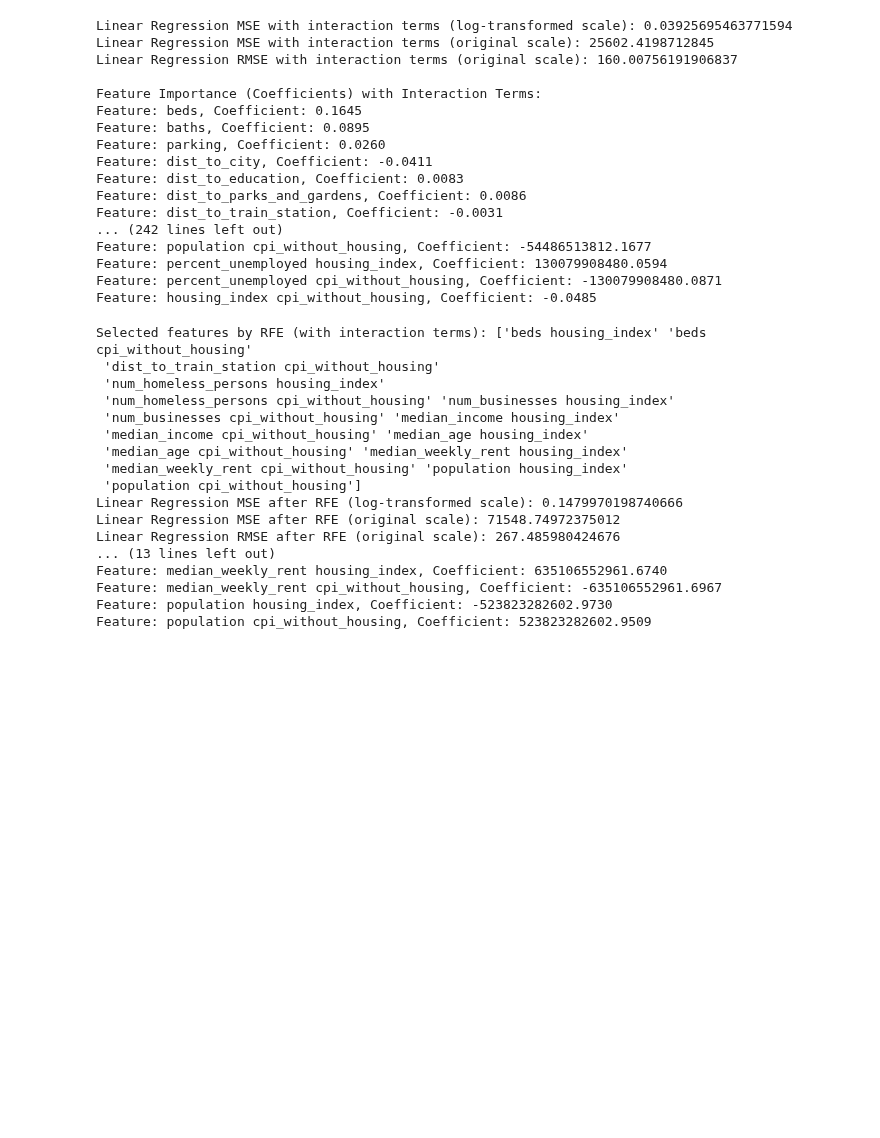
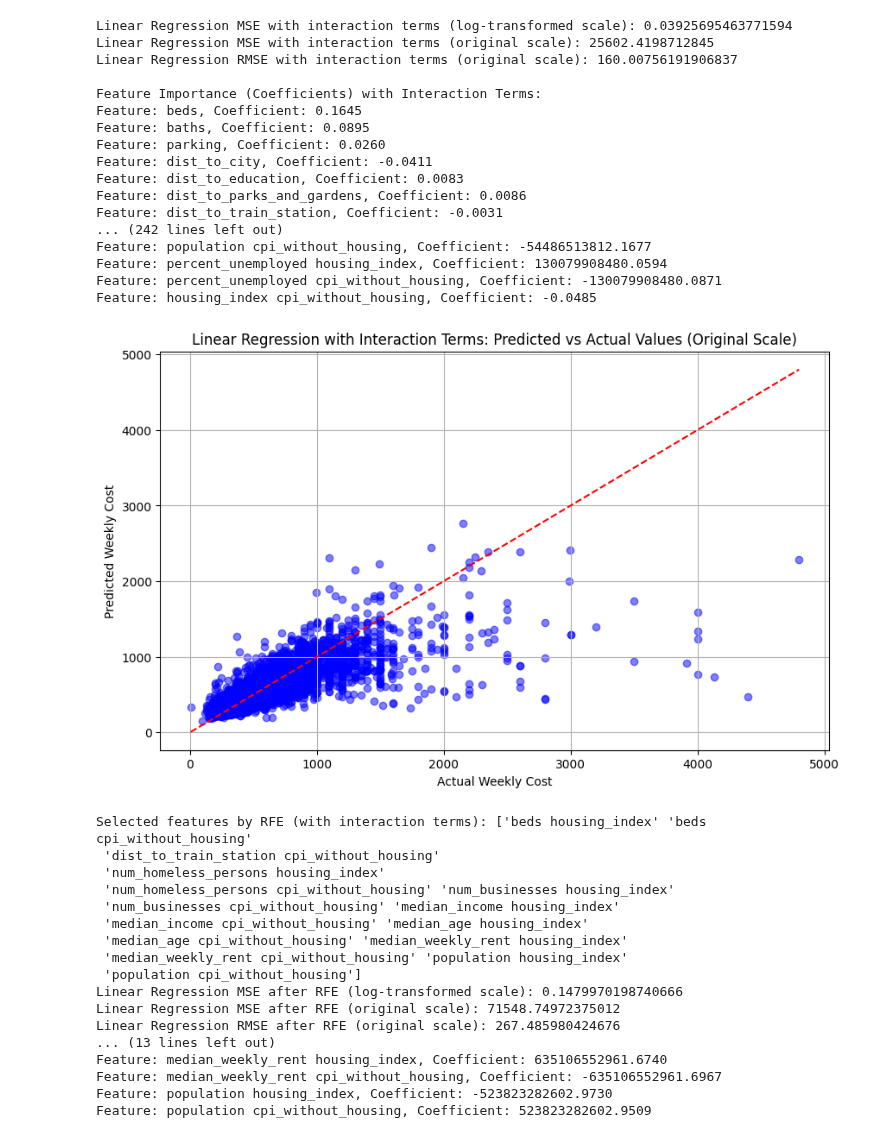
Before and after one commit to MAST30034-AppliedDataScience/project-2-group-real-estate-industry-project-31, a Jupyter notebook: notebooks/modelling_properties.ipynb, the cells around one changed output. Saved outputs shown, nothing was run; the diff lists cells and outputs as text; code cells hidden in the pictures; blank space fills up the shorter version.

```diff
--- a/notebooks/modelling_properties.ipynb
+++ b/notebooks/modelling_properties.ipynb
@@ -9,8 +9,8 @@ from sklearn.linear_model import LinearRegression
 from sklearn.metrics import mean_squared_error
 from sklearn.ensemble import RandomForestRegressor
 # %%
-greater_melbourne = pd.read_csv("../data/curated/greater_melbourne.csv")
-rest_of_vic = pd.read_csv("../data/curated/rest_of_vic.csv")
+greater_melbourne = pd.read_csv("../data/curated/final_datasets/greater_melbourne_train.csv")
+rest_of_vic = pd.read_csv("../data/curated/final_datasets/rest_of_vic_train.csv")
 # %%
 greater_melbourne.head()
 # %% [output]
@@ -281,6 +281,19 @@ Feature: population cpi_without_housing, Coefficient: -54486513812.1677
 Feature: percent_unemployed housing_index, Coefficient: 130079908480.0594
 Feature: percent_unemployed cpi_without_housing, Coefficient: -130079908480.0871
 Feature: housing_index cpi_without_housing, Coefficient: -0.0485
+# %%
+# PREDICTED VS ACTUAL
+
+plt.figure(figsize=(10, 6))
+plt.scatter(y_test_gm_orig, y_pred_poly_orig, alpha=0.5, color='blue')
+plt.plot([min(y_test_gm_orig), max(y_test_gm_orig)], [min(y_test_gm_orig), max(y_test_gm_orig)], color='red', linestyle='--')
+plt.title('Linear Regression with Interaction Terms: Predicted vs Actual Values (Original Scale)')
+plt.xlabel('Actual Weekly Cost')
+plt.ylabel('Predicted Weekly Cost')
+plt.grid(True)
+plt.show()
+# %% [output]
+[figure, added]
 # %%
 # WITH INTERACTION AND FEATURE SELECTION:
 
```
Also changed, not shown: parts of 7 cells of this notebook.
